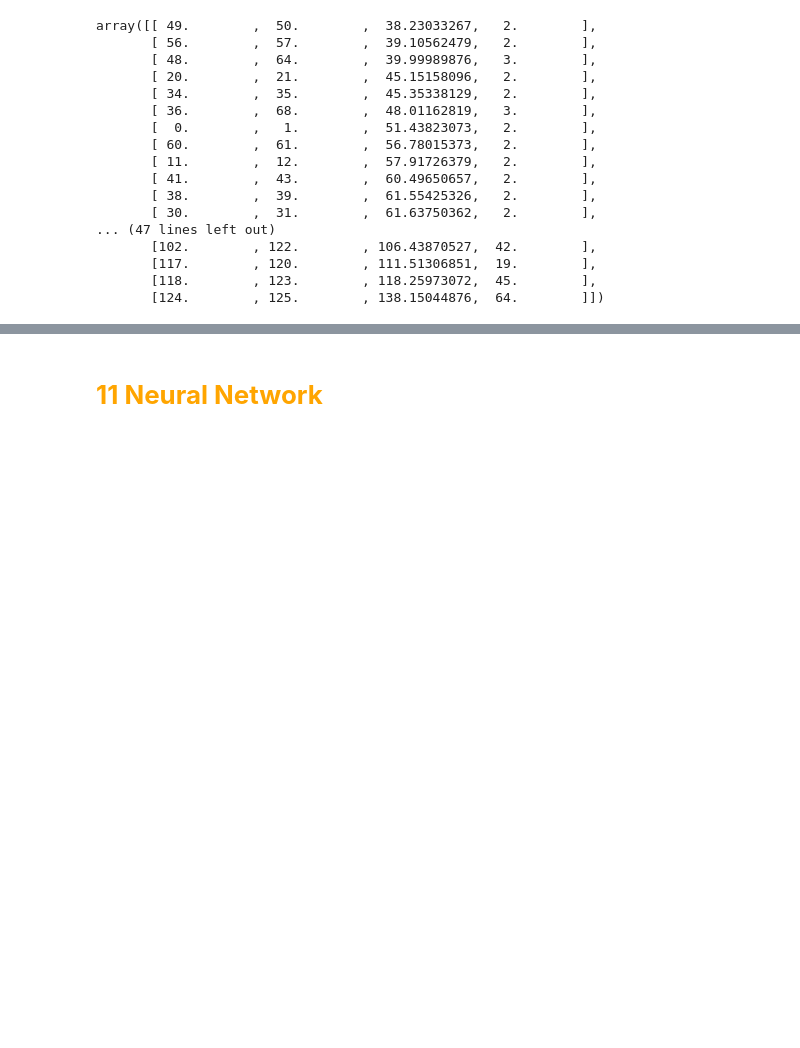
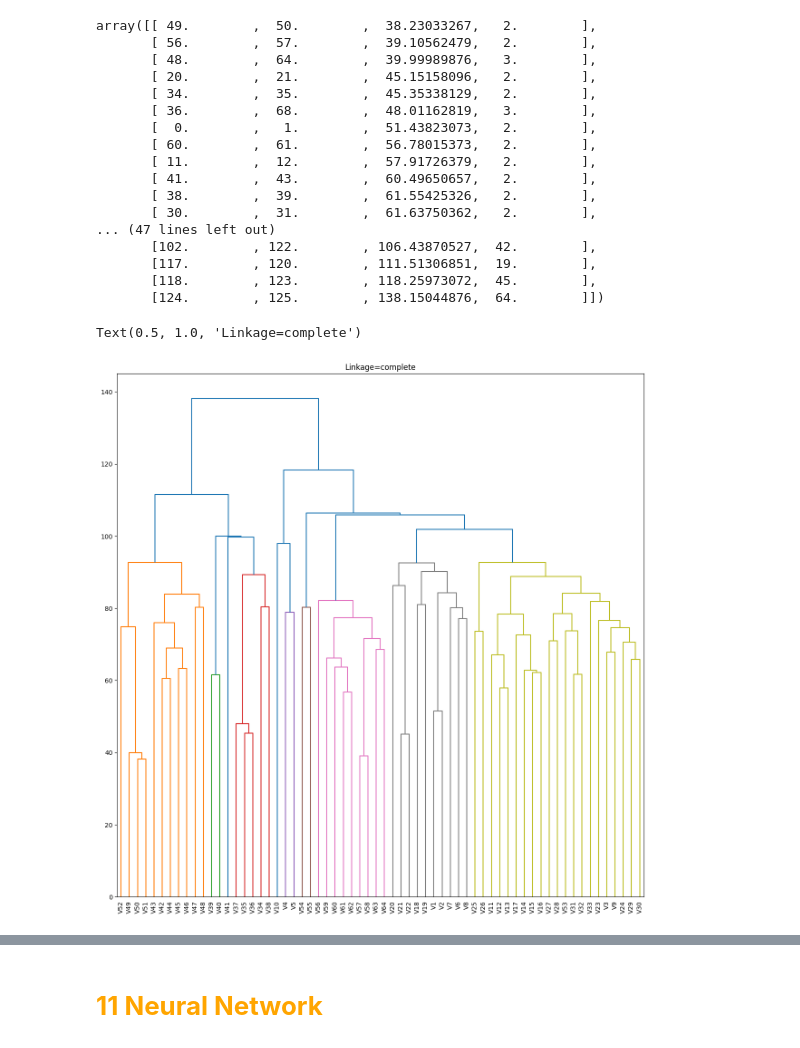
Before and after one commit to Hazim-HF/Machine-Learning, a Jupyter notebook: ML.ipynb, the cells around one changed output, grey strips where cells are left out. Cells and saved outputs as stored; diff of their text form; code cells hidden in the pictures; blank space fills up the shorter version.

```diff
--- a/ML.ipynb
+++ b/ML.ipynb
@@ -859,7 +1162,9 @@ V5  0.634980  0.605000  0.000000  0.745000  0.425000  0.145000
 # %%
 ?linkage
 # %%
-nci_hc_complete = linkage(y = nci_data, method="complete", metric='euclidean')
+nci_hc_complete = linkage(y=nci_data,
+                          method="complete",
+                          metric='euclidean')
 nci_hc_complete
 # %% [output]
 array([[ 49.        ,  50.        ,  38.23033267,   2.        ],
@@ -879,3 +1184,16 @@ array([[ 49.        ,  50.        ,  38.23033267,   2.        ],
        [117.        , 120.        , 111.51306851,  19.        ],
        [118.        , 123.        , 118.25973072,  45.        ],
        [124.        , 125.        , 138.15044876,  64.        ]])
+# %%
+fig, axis = plt.subplots(1, 1, figsize=(15,15))
+
+dendrogram(nci_hc_complete,
+           ax=axis,
+           labels=nci_data.index,
+           leaf_rotation=90,
+           leaf_font_size=10)
+
+axis.set_title('Linkage=complete')
+# %% [output]
+Text(0.5, 1.0, 'Linkage=complete')
+[figure, added]
```
Also changed, not shown: parts of 76 cells of this notebook, 14 other files.
